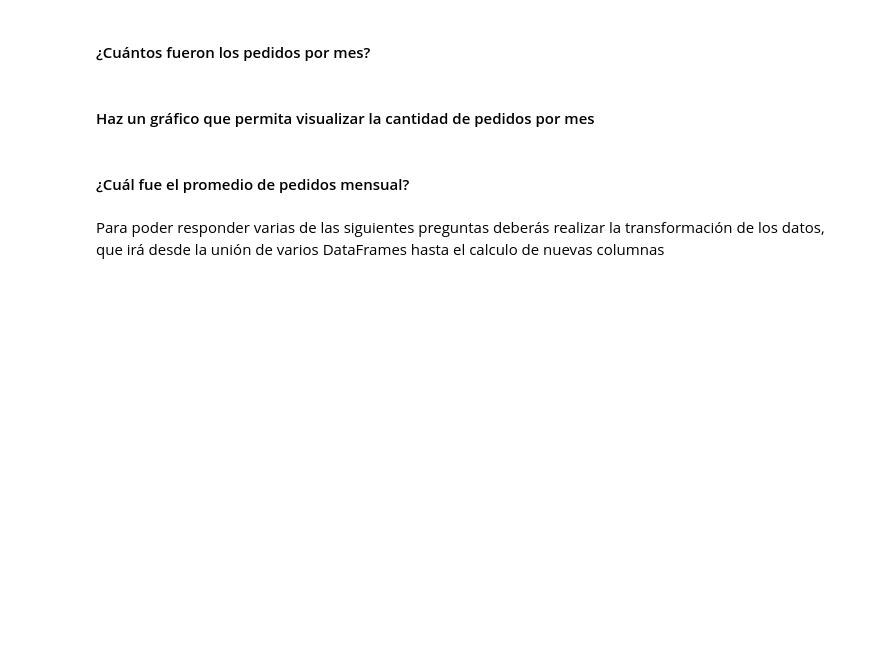
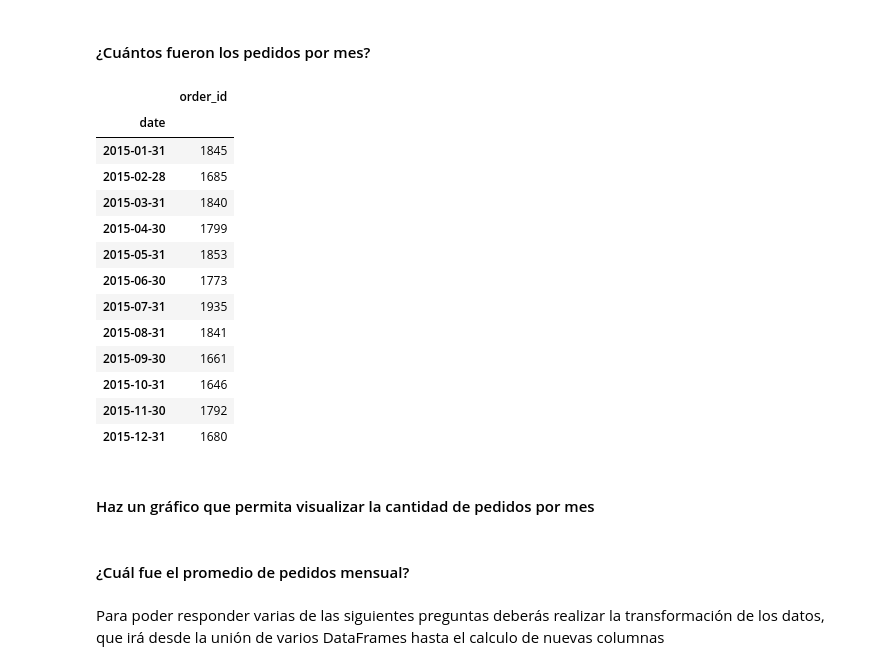
Before and after one commit to pablonunez81/ucom_intro_prog_final_work, a Jupyter notebook: M1_Trabajo_Final_pnunez_bbenitez.ipynb, the cells around one changed output. Cells and saved outputs as stored; diff of their text form; code cells hidden in the pictures; blank space fills up the shorter version.

Commit message:
trabajando por el dataset orders.csv

```diff
--- a/M1_Trabajo_Final_pnunez_bbenitez.ipynb
+++ b/M1_Trabajo_Final_pnunez_bbenitez.ipynb
@@ -38,7 +39,10 @@ Mounted at /content/drive
 # %% [markdown]
 ###  Lectura de archivos
 # %%
-df_orders = pd.read_csv(ruta+'orders.csv')
+from pandas._libs.tslibs.parsing import parse_datetime_string
+from pandas.core.arrays.timedeltas import parse_timedelta_unit
+from pandas.core.indexes.period import parse_time_string
+df_orders = pd.read_csv(ruta+'orders.csv',parse_dates=['date'])
 df_order_details = pd.read_csv(ruta+'order_details.csv')
 df_pizza_types = pd.read_csv(ruta+'pizza_types.csv', header=0, encoding='unicode_escape')
 df_pizzas = pd.read_csv(ruta+'pizzas.csv')
@@ -129,5 +179,32 @@ print(df_pizzas)
 # %% [markdown]
 #### ¿Cuántos fueron los pedidos por mes?
+# %%
+# https://www.analyticslane.com/2018/07/06/agrupacion-de-datos-por-fecha-en-pandas/
+# agrupar por mes
+# contar por mes
+df_orders.index = df_orders['date']
+monthly_orders = df_orders.resample('M').count()
+monthly_orders.iloc[:,0:1]                                # p
+#monthly_orders['date']
+#df_orders['date'].dt.quarter
+#df_orders.info()
+#df_orders
+#print(f'Los pedidos por mes fueron: {number_of_orders}')
+# %% [output]
+|  | order_id |
+| date |  |
+| 2015-01-31 | 1845 |
+| 2015-02-28 | 1685 |
+| 2015-03-31 | 1840 |
+| 2015-04-30 | 1799 |
+| 2015-05-31 | 1853 |
+| 2015-06-30 | 1773 |
+| 2015-07-31 | 1935 |
+| 2015-08-31 | 1841 |
+| 2015-09-30 | 1661 |
+| 2015-10-31 | 1646 |
+| 2015-11-30 | 1792 |
+| 2015-12-31 | 1680 |
 # %% [markdown]
 #### Haz un gráfico que permita visualizar la cantidad de pedidos por mes
 # %% [markdown]
```
Also changed, not shown: parts of 6 cells of this notebook.
